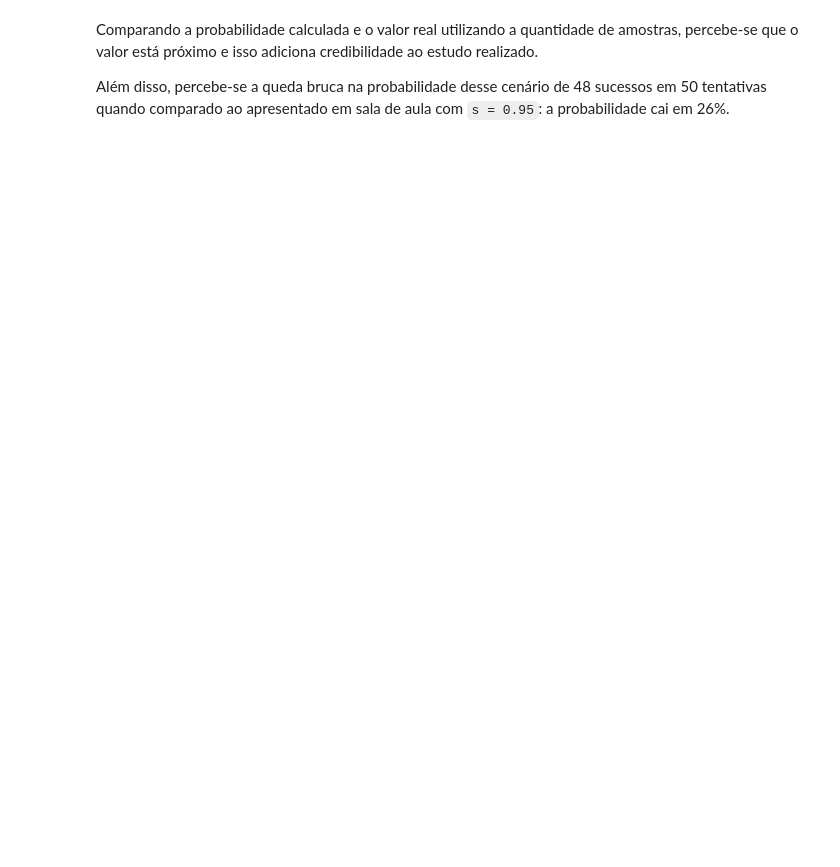
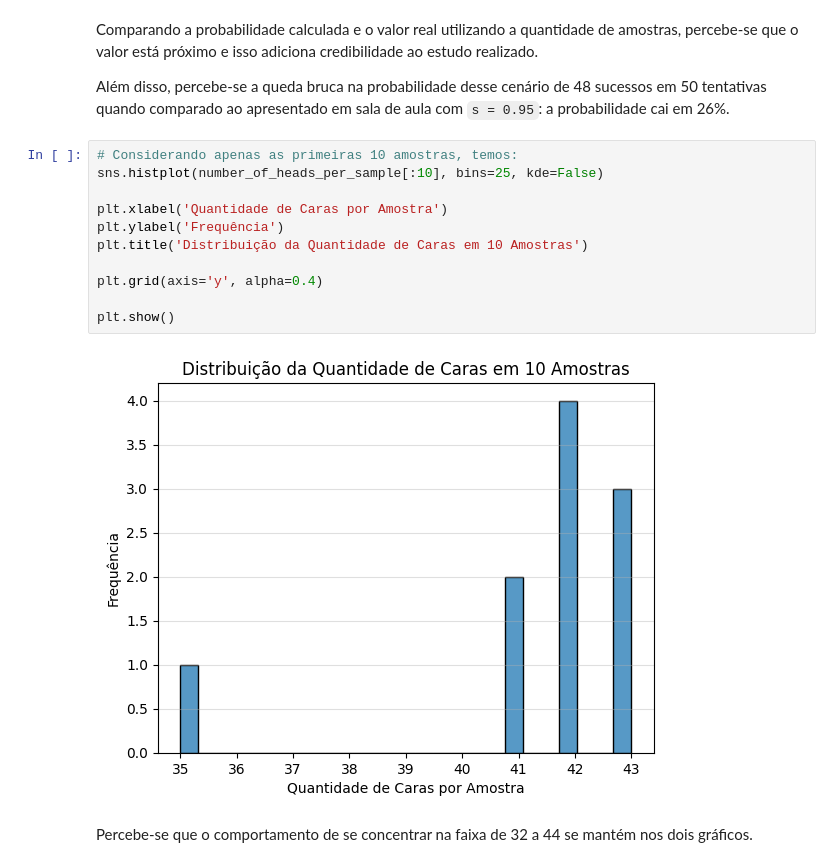
Before and after one commit to gabrielgaia/z-score-binomial-distribution, a Jupyter notebook: main.ipynb, the cells around one changed output. Drawn from its saved outputs; the diff is of its cells as text; blank space fills up the shorter version.

Commit message:
feat: adds final histogram

```diff
--- a/main.ipynb
+++ b/main.ipynb
@@ -311,3 +311,18 @@ number_of_interest_samples/number_of_samples
 Comparando a probabilidade calculada e o valor real utilizando a quantidade de amostras, percebe-se que o valor está próximo e isso adiciona credibilidade ao estudo realizado.
 
 Além disso, percebe-se a queda bruca na probabilidade desse cenário de 48 sucessos em 50 tentativas quando comparado ao apresentado em sala de aula com `s = 0.95`: a probabilidade cai em 26%.
+# %%
+# Considerando apenas as primeiras 10 amostras, temos:
+sns.histplot(number_of_heads_per_sample[:10], bins=25, kde=False)
+
+plt.xlabel('Quantidade de Caras por Amostra')
+plt.ylabel('Frequência')
+plt.title('Distribuição da Quantidade de Caras em 10 Amostras')
+
+plt.grid(axis='y', alpha=0.4)
+
+plt.show()
+# %% [output]
+[figure, added]
+# %% [markdown]
+Percebe-se que o comportamento de se concentrar na faixa de 32 a 44 se mantém nos dois gráficos.
```
Also changed, not shown: parts of 2 cells of this notebook.
